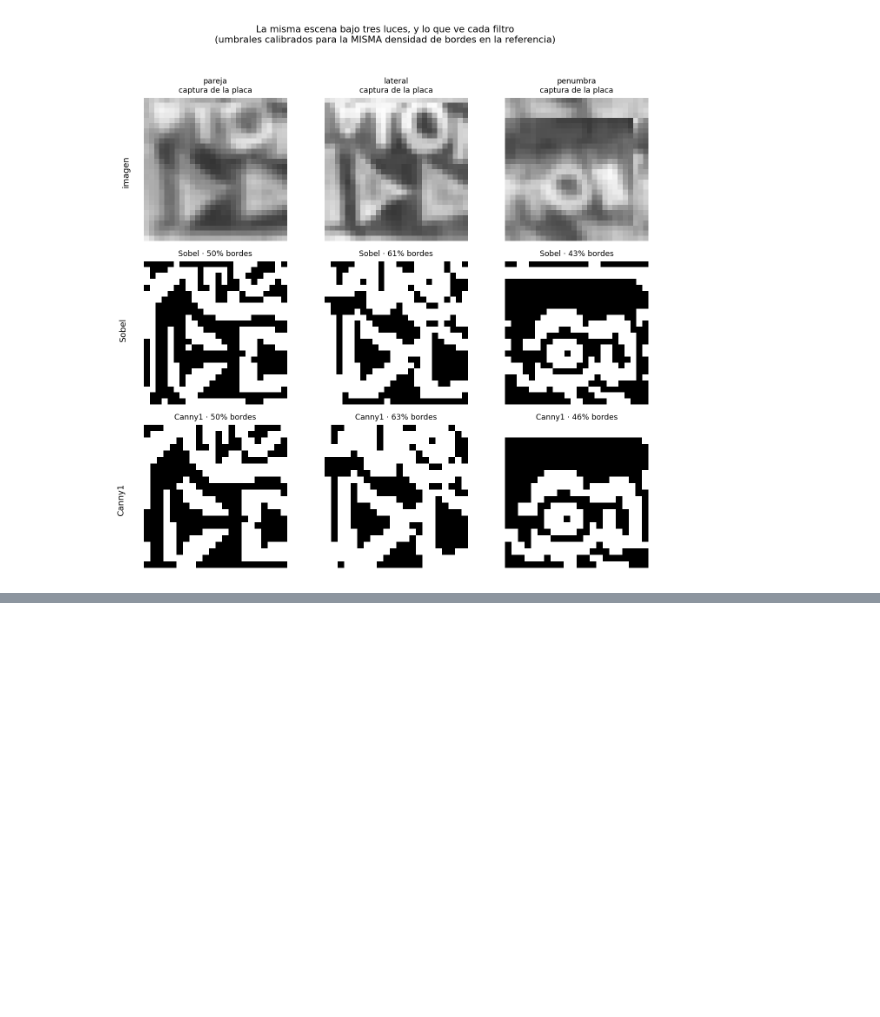
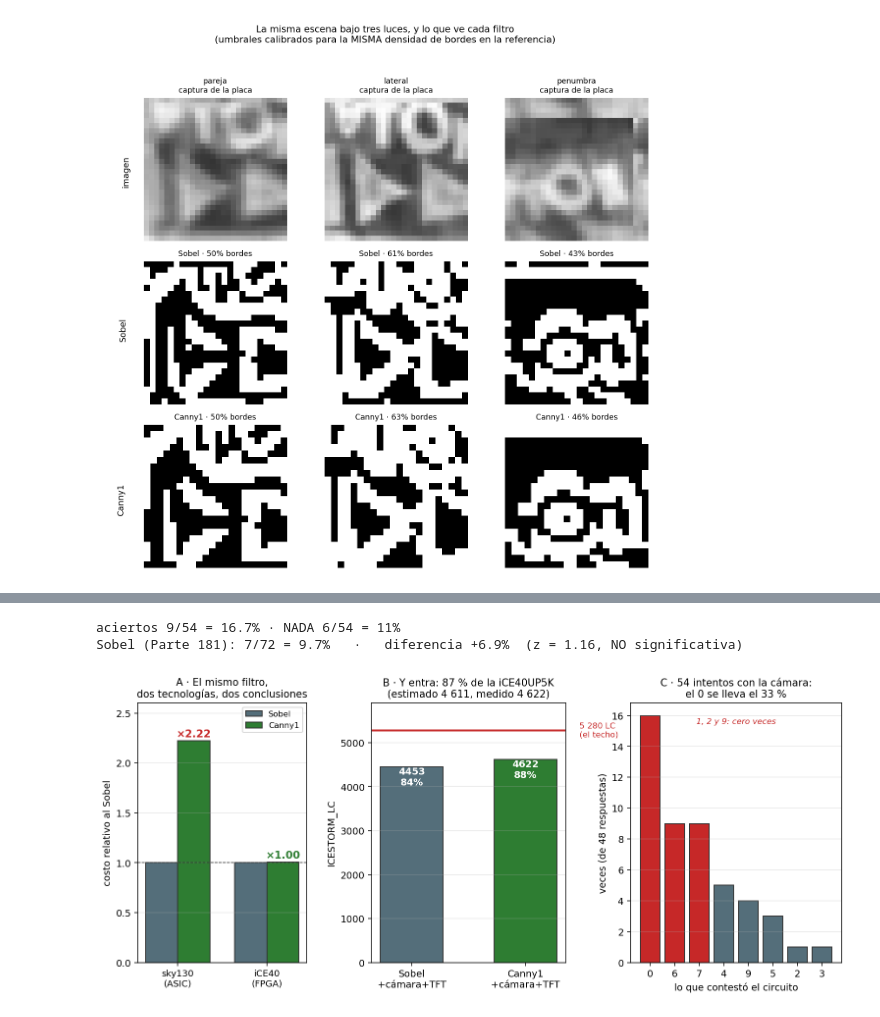
Before and after one commit to VictorMartinez89/tty_project_filter, a Jupyter notebook: conda/TTY_Filter_Sobel/TTY_Filter_Sobel2.ipynb, the cells around one changed output, grey strips where cells are left out. Cells and saved outputs as stored; diff of their text form; code cells hidden in the pictures; blank space fills up the shorter version.

```diff
--- a/conda/TTY_Filter_Sobel/TTY_Filter_Sobel2.ipynb
+++ b/conda/TTY_Filter_Sobel/TTY_Filter_Sobel2.ipynb
@@ -990,0 +1103,65 @@ consistencia del mapa de bordes entre condiciones (Jaccard):
+# %%
+# === Cuaderno 2 · figura 6: el Canny en FPGA, y los 54 intentos en la placa ===
+# Dos mitades: lo que cuesta el filtro en cada tecnologia, y lo que contesto el silicio.
+from collections import Counter
+import numpy as np, matplotlib.pyplot as plt
+
+# --- lo anotado del video canny_prueba_1.mp4 ('-' = NADA) ---
+D = {0:[0,'-',0], 1:[0,6,9,7,0,'-'], 2:[7,9,0,7,0,6], 3:['-',2,0,4,3,6,0,4],
+     4:[5,0,'-',6,0,4,9,7], 5:[0,'-',5,6,4], 6:[0,'-',7,9,5,6],
+     7:[0,6,4,7,7,0,0,6,7], 9:[0,7,6]}
+
+fig = plt.figure(figsize=(13.2, 4.9))
+gs = fig.add_gridspec(1, 3, width_ratios=[1, 1.15, 1.25], wspace=.34)
+
+# A · el mismo filtro en dos tecnologias
+a = fig.add_subplot(gs[0])
+x = np.arange(2); w = .36
+sob = [49112/49112, 2942/2942]          # normalizado al Sobel de cada tecnologia
+can = [109172/49112, 2956/2942]
+a.bar(x-w/2, sob, w, label="Sobel", color="#546e7a", ec="#333")
+a.bar(x+w/2, can, w, label="Canny1", color="#2e7d32", ec="#333")
+for i,(s,c) in enumerate(zip(sob,can)):
+    a.text(i+w/2, c+.04, f"×{c:.2f}", ha="center", fontsize=11, weight="bold",
+           color="#c62828" if c>1.5 else "#2e7d32")
+a.set_xticks(x); a.set_xticklabels(["sky130\n(ASIC)", "iCE40\n(FPGA)"], fontsize=9.5)
+a.set_ylabel("costo relativo al Sobel"); a.set_ylim(0, 2.6)
+a.axhline(1, c="#333", lw=.8, ls="--")
+a.set_title("A · El mismo filtro,\ndos tecnologías, dos conclusiones", fontsize=10.5)
+a.legend(fontsize=8.5); a.grid(axis="y", alpha=.3)
+
+# B · utilizacion real medida por nextpnr
+b = fig.add_subplot(gs[1])
+et = ["Sobel\n+cámara+TFT", "Canny1\n+cámara+TFT"]
+lc = [4453, 4622]
+bars = b.bar(et, lc, color=["#546e7a", "#2e7d32"], ec="#333", width=.55)
+b.axhline(5280, c="#c62828", lw=2)
+b.text(1.45, 5280, " 5 280 LC\n (el techo)", va="center", fontsize=8.5, color="#c62828")
+for r, v in zip(bars, lc):
+    b.text(r.get_x()+r.get_width()/2, v-420, f"{v}\n{v/5280:.0%}", ha="center",
+           fontsize=10, color="w", weight="bold")
+b.set_ylim(0, 5900); b.set_ylabel("ICESTORM_LC"); b.grid(axis="y", alpha=.3)
+b.set_title("B · Y entra: 87 % de la iCE40UP5K\n(estimado 4 611, medido 4 622)", fontsize=10.5)
+
+# C · que contesto la placa en 54 intentos
+c = fig.add_subplot(gs[2])
+pred = Counter(x for g in D.values() for x in g if x != '-')
+ks = sorted(pred, key=lambda k: -pred[k])
+col = ["#c62828" if pred[k]/48 > .15 else "#546e7a" for k in ks]
+c.bar([str(k) for k in ks], [pred[k] for k in ks], color=col, ec="#333")
+c.set_xlabel("lo que contestó el circuito"); c.set_ylabel("veces (de 48 respuestas)")
+c.set_title("C · 54 intentos con la cámara:\nel 0 se lleva el 33 %", fontsize=10.5)
+c.grid(axis="y", alpha=.3)
+c.text(.5, .92, "1, 2 y 9: cero veces", transform=c.transAxes, ha="center",
+       fontsize=8.5, style="italic", color="#c62828")
+plt.savefig("fig_canny_fpga.png", dpi=140, bbox_inches="tight")
+plt.show()
+
+tot=sum(len(g) for g in D.values()); hit=sum(1 for d,g in D.items() for x in g if x==d)
+nada=sum(1 for g in D.values() for x in g if x=='-')
+print(f"aciertos {hit}/{tot} = {hit/tot:.1%} · NADA {nada}/{tot} = {nada/tot:.0%}")
+print(f"Sobel (Parte 181): 7/72 = {7/72:.1%}   ·   diferencia {hit/tot-7/72:+.1%}  (z = 1.16, NO significativa)")
+# %% [output]
+aciertos 9/54 = 16.7% · NADA 6/54 = 11%
+Sobel (Parte 181): 7/72 = 9.7%   ·   diferencia +6.9%  (z = 1.16, NO significativa)
+[figure, added]
```
Also changed, not shown: parts of 2 cells of this notebook, 2 other files.
